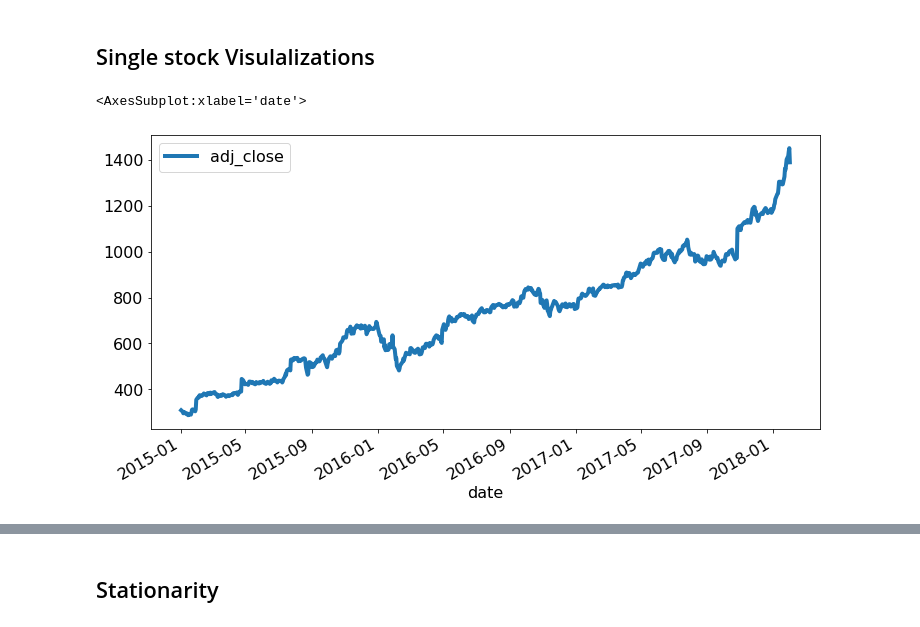
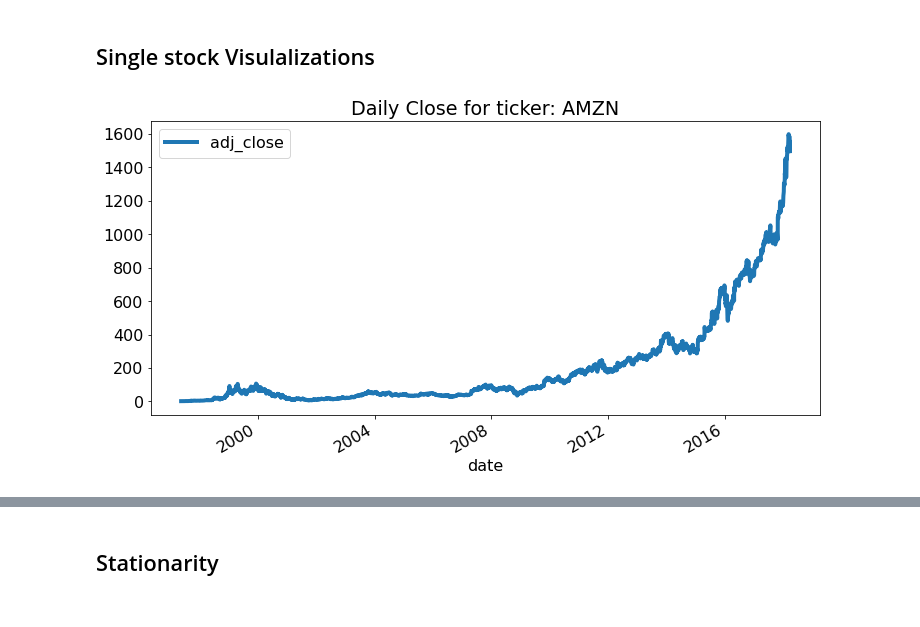
Before and after one commit to tina-manualrg/tina-lab-qtrading, a Jupyter notebook: notebooks/0012_targets.ipynb, the cells around one changed output, grey strips where cells are left out. Saved outputs shown, nothing was run; the diff lists cells and outputs as text; code cells hidden in the pictures.

```diff
--- a/notebooks/0012_targets.ipynb
+++ b/notebooks/0012_targets.ipynb
@@ -135,3 +122,6 @@ feats_and_targets['x_returns_5d'] = feats_and_targets['x_returns_5d'].fillna(0)
+# %%
+singl_stock = feats_and_targets.xs(level=tags.TICKER, key=ticker)
+singl_stock_prices = wiki_prices.xs(level=tags.TICKER, key=ticker)
 # %% [markdown]
 # Visualization
 # %% [markdown]
@@ -175,7 +146,8 @@ plt.show()
 # %%
 #feats_and_targets.index.get_level_values('ticker').unique().tolist()
 # %%
-singl_stock.plot(y=tags.CLOSE)
+singl_stock_prices.plot(y=tags.CLOSE)
+plt.title(f'Daily Close for ticker: {ticker}')
+plt.show()
 # %% [output]
-<AxesSubplot:xlabel='date'>
-[figure, old version]
+[figure, new version]
```
Also changed, not shown: parts of 29 cells of this notebook, 5 other files.
